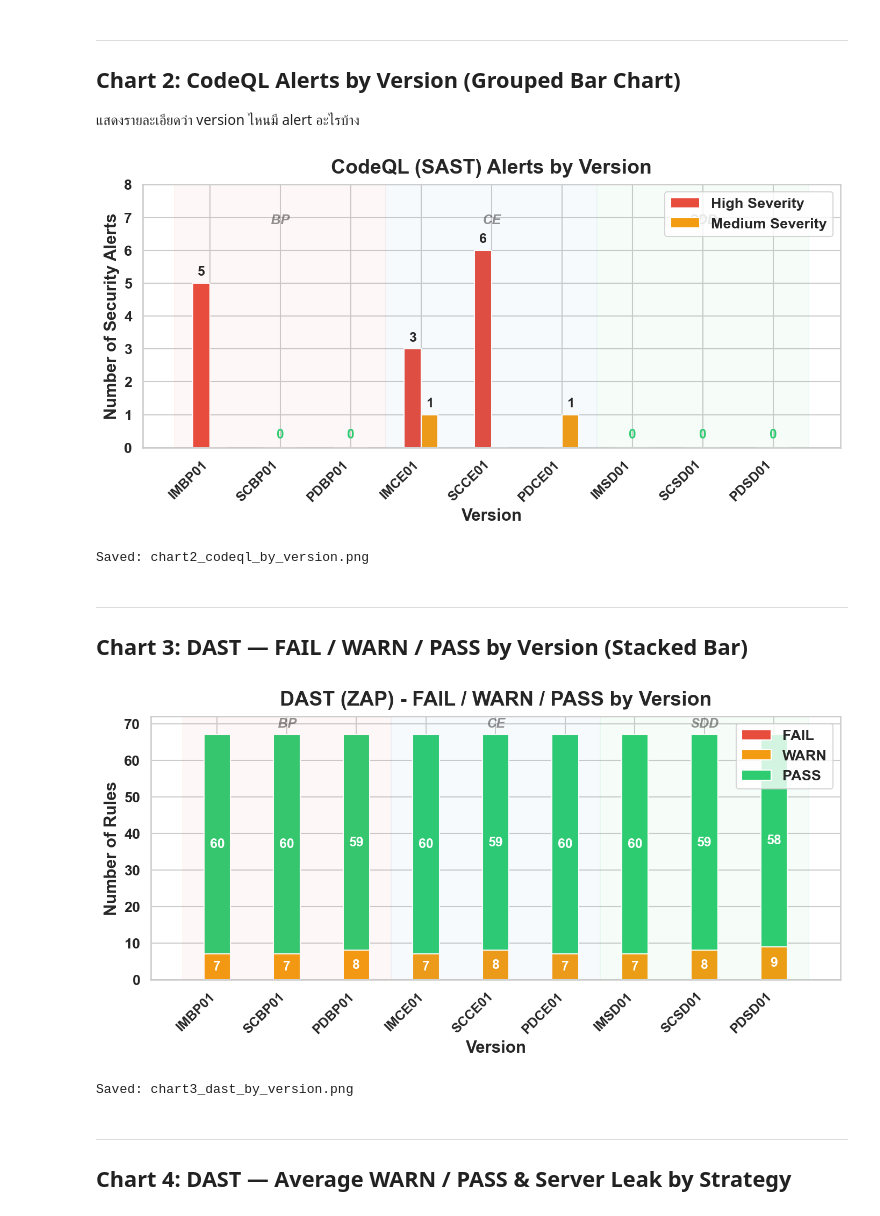
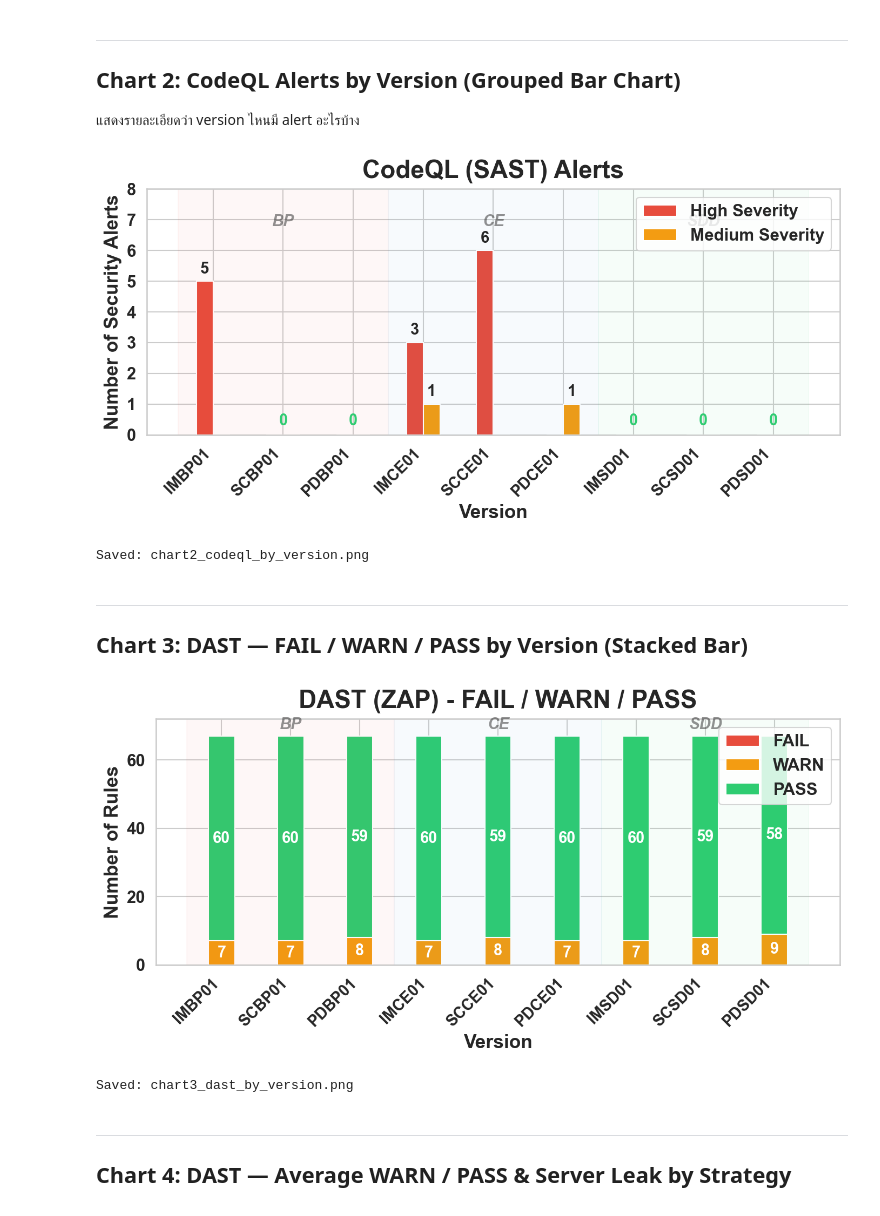
Before and after one commit to PhatchareePuangjai/chatGPT5, a Jupyter notebook: src/research_charts.ipynb, the cells around one changed output. Saved outputs shown, nothing was run; the diff lists cells and outputs as text; code cells hidden in the pictures.

```diff
--- a/src/research_charts.ipynb
+++ b/src/research_charts.ipynb
@@ -16,16 +16,16 @@ import pandas as pd
 import numpy as np
 
 # ตั้งค่า style
-sns.set_theme(style='whitegrid', font_scale=1.35)
+sns.set_theme(style='whitegrid', font_scale=1.6)
 matplotlib.rcParams['figure.dpi'] = 150
 matplotlib.rcParams['savefig.dpi'] = 300
 matplotlib.rcParams['figure.facecolor'] = 'white'
-matplotlib.rcParams['axes.titlesize'] = 18
-matplotlib.rcParams['axes.labelsize'] = 15
+matplotlib.rcParams['axes.titlesize'] = 22
+matplotlib.rcParams['axes.labelsize'] = 17
 matplotlib.rcParams['axes.labelweight'] = 'bold'
-matplotlib.rcParams['xtick.labelsize'] = 13
-matplotlib.rcParams['ytick.labelsize'] = 13
-matplotlib.rcParams['legend.fontsize'] = 13
+matplotlib.rcParams['xtick.labelsize'] = 15
+matplotlib.rcParams['ytick.labelsize'] = 15
+matplotlib.rcParams['legend.fontsize'] = 15
 matplotlib.rcParams['font.weight'] = 'semibold'
 matplotlib.rcParams['figure.autolayout'] = False
 SAVE_KWARGS = {'bbox_inches': 'tight', 'pad_inches': 0.06}
@@ -191,25 +198,25 @@ bars_med = ax.bar(x + width/2, med_vals, width, label='Medium Severity', color='
 for i, (h, m) in enumerate(zip(high_vals, med_vals)):
     total = h + m
     if h > 0:
-        ax.text(x[i] - width/2, h + 0.15, f'{int(h)}', ha='center', va='bottom', fontweight='bold', fontsize=12)
+        ax.text(x[i] - width/2, h + 0.15, f'{int(h)}', ha='center', va='bottom', fontweight='bold', fontsize=14)
     if m > 0:
-        ax.text(x[i] + width/2, m + 0.15, f'{int(m)}', ha='center', va='bottom', fontweight='bold', fontsize=12)
+        ax.text(x[i] + width/2, m + 0.15, f'{int(m)}', ha='center', va='bottom', fontweight='bold', fontsize=14)
     if total == 0:
-        ax.text(x[i], 0.2, '0', ha='center', va='bottom', fontweight='bold', fontsize=12, color='#2ecc71')
+        ax.text(x[i], 0.2, '0', ha='center', va='bottom', fontweight='bold', fontsize=14, color='#2ecc71')
 
 # Strategy background (BP: 0-2, CE: 3-5, SDD: 6-8)
 ax.axvspan(-0.5, 2.5, alpha=0.04, color=STRATEGY_COLORS['BP'])
 ax.axvspan(2.5, 5.5, alpha=0.04, color=STRATEGY_COLORS['CE'])
 ax.axvspan(5.5, 8.5, alpha=0.04, color=STRATEGY_COLORS['SDD'])
-ax.text(1, 6.8, 'BP', ha='center', fontsize=12, fontstyle='italic', alpha=0.5)
-ax.text(4, 6.8, 'CE', ha='center', fontsize=12, fontstyle='italic', alpha=0.5)
-ax.text(7, 6.8, 'SDD', ha='center', fontsize=12, fontstyle='italic', alpha=0.5)
+ax.text(1, 6.8, 'BP', ha='center', fontsize=14, fontstyle='italic', alpha=0.5)
+ax.text(4, 6.8, 'CE', ha='center', fontsize=14, fontstyle='italic', alpha=0.5)
+ax.text(7, 6.8, 'SDD', ha='center', fontsize=14, fontstyle='italic', alpha=0.5)
 
 ax.set_xlabel('Version')
 ax.set_ylabel('Number of Security Alerts')
-ax.set_title('CodeQL (SAST) Alerts by Version', fontweight='bold', pad=10)
+ax.set_title('CodeQL (SAST) Alerts', fontweight='bold', pad=10)
 ax.set_xticks(x)
-ax.set_xticklabels(versions, rotation=45, ha='right', fontsize=12)
+ax.set_xticklabels(versions, rotation=45, ha='right', fontsize=14)
 ax.set_ylim(0, 8)
 ax.legend(loc='upper right', frameon=True)
 ax.yaxis.set_major_locator(plt.MultipleLocator(1))
@@ -220,7 +227,7 @@ plt.savefig('chart2_codeql_by_version.png', **SAVE_KWARGS)
 plt.show()
 print('Saved: chart2_codeql_by_version.png')
 # %% [output]
-[figure, old version]
+[figure, new version]
 Saved: chart2_codeql_by_version.png
 # %% [markdown]
 ---
@@ -232,41 +239,41 @@ versions_order = ['IMBP01','SCBP01','PDBP01','IMCE01','SCCE01','PDCE01','IMSD01'
 df_dast_ordered = df_dast.set_index('Version').reindex(versions_order).reset_index()
 versions = df_dast_ordered['Version'].tolist()
 x = np.arange(len(versions))
 width = 0.38
 
 ax.bar(x, df_dast_ordered['FAIL'], width, label='FAIL', color='#e74c3c', edgecolor='white')
 ax.bar(x, df_dast_ordered['WARN'], width, bottom=df_dast_ordered['FAIL'], label='WARN', color='#f39c12', edgecolor='white')
 ax.bar(x, df_dast_ordered['PASS'], width, bottom=df_dast_ordered['FAIL']+df_dast_ordered['WARN'], label='PASS', color='#2ecc71', edgecolor='white')
 
 for i, row in df_dast_ordered.iterrows():
     ax.text(i, row['FAIL'] + row['WARN']/2, str(int(row['WARN'])),
-            ha='center', va='center', fontweight='bold', fontsize=12, color='white')
+            ha='center', va='center', fontweight='bold', fontsize=14, color='white')
     ax.text(i, row['FAIL'] + row['WARN'] + row['PASS']/2, str(int(row['PASS'])),
-            ha='center', va='center', fontweight='bold', fontsize=12, color='white')
+            ha='center', va='center', fontweight='bold', fontsize=14, color='white')
 
 # Strategy background (BP: 0-2, CE: 3-5, SDD: 6-8)
 ax.axvspan(-0.5, 2.5, alpha=0.04, color=STRATEGY_COLORS['BP'])
 ax.axvspan(2.5, 5.5, alpha=0.04, color=STRATEGY_COLORS['CE'])
 ax.axvspan(5.5, 8.5, alpha=0.04, color=STRATEGY_COLORS['SDD'])
-ax.text(1, 69, 'BP', ha='center', fontsize=12, fontstyle='italic', alpha=0.5)
-ax.text(4, 69, 'CE', ha='center', fontsize=12, fontstyle='italic', alpha=0.5)
-ax.text(7, 69, 'SDD', ha='center', fontsize=12, fontstyle='italic', alpha=0.5)
+ax.text(1, 69, 'BP', ha='center', fontsize=14, fontstyle='italic', alpha=0.5)
+ax.text(4, 69, 'CE', ha='center', fontsize=14, fontstyle='italic', alpha=0.5)
+ax.text(7, 69, 'SDD', ha='center', fontsize=14, fontstyle='italic', alpha=0.5)
 
 ax.set_xlabel('Version')
 ax.set_ylabel('Number of Rules')
-ax.set_title('DAST (ZAP) - FAIL / WARN / PASS by Version', fontweight='bold', pad=10)
+ax.set_title('DAST (ZAP) - FAIL / WARN / PASS', fontweight='bold', pad=10)
 ax.set_xticks(x)
-ax.set_xticklabels(versions, rotation=45, ha='right', fontsize=12)
+ax.set_xticklabels(versions, rotation=45, ha='right', fontsize=14)
 ax.legend(loc='upper right', frameon=True)
 ax.set_ylim(0, 72)
 
 bold_axis_text(ax)
 plt.tight_layout(pad=0.6)
 plt.savefig('chart3_dast_by_version.png', **SAVE_KWARGS)
 plt.show()
 print('Saved: chart3_dast_by_version.png')
 # %% [output]
-[figure, old version]
+[figure, new version]
 Saved: chart3_dast_by_version.png
 # %% [markdown]
 ---
```
Also changed, not shown: parts of 8 cells of this notebook, 16 other files.
